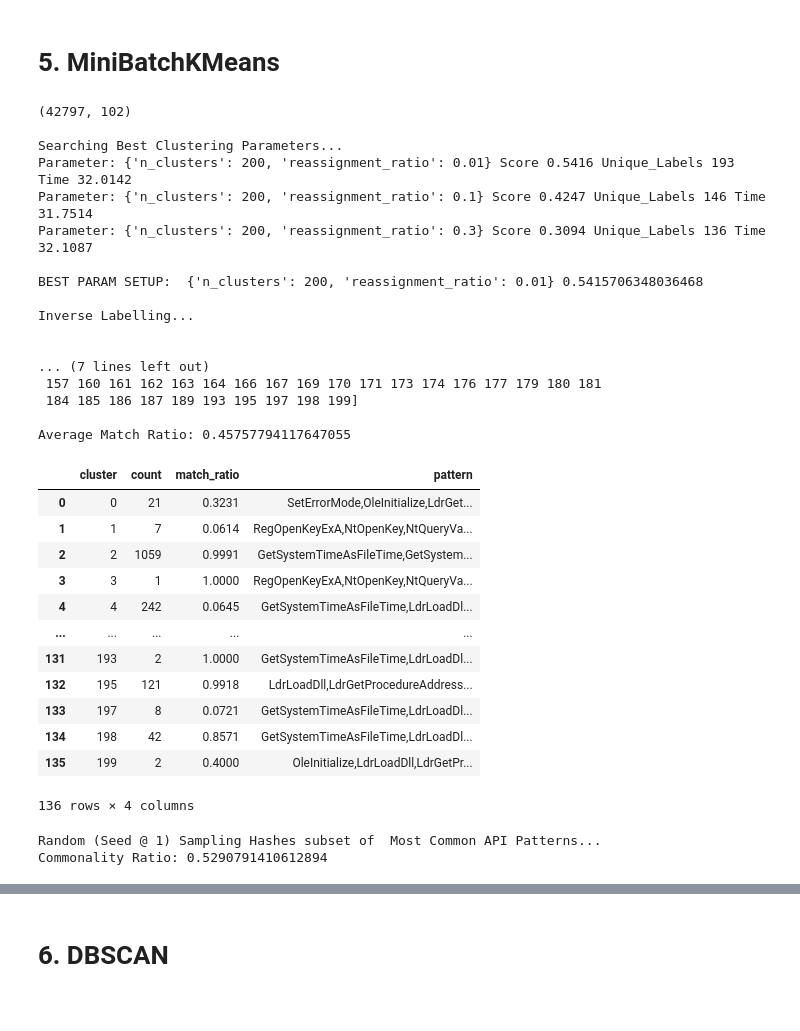
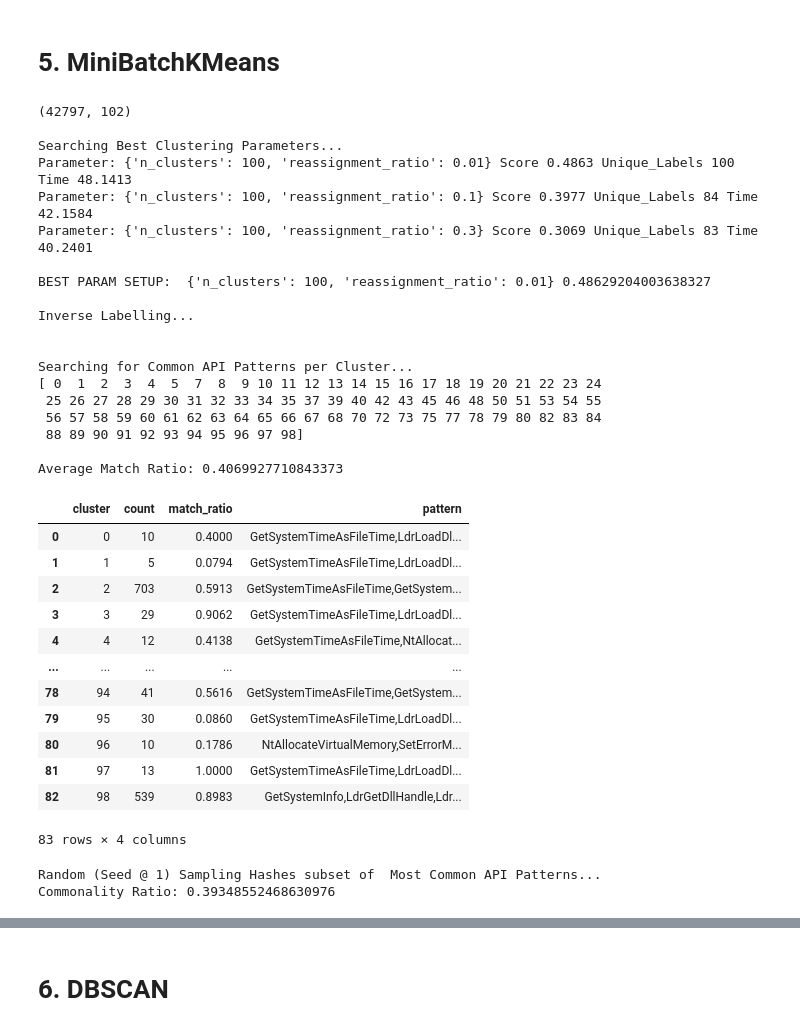
Before and after one commit to jm55/THESIS, a Jupyter notebook: Official Development/Dataset/[OFFICIAL] Clustering_Malicious.ipynb, the cells around one changed output, grey strips where cells are left out. Saved outputs shown, nothing was run; the diff lists cells and outputs as text; code cells hidden in the pictures.

```diff
--- a/Official Development/Dataset/[OFFICIAL] Clustering_Malicious.ipynb
+++ b/Official Development/Dataset/[OFFICIAL] Clustering_Malicious.ipynb
@@ -13,13 +15,10 @@ from sklearn.model_selection import ParameterGrid
 from sklearn import metrics
 import multiprocessing
 import time
-
-def cpu_count():
-    '''Count the numeber of CPU cores available in the system.'''
-    return multiprocessing.cpu_count()
+import os
 
 def list_to_str(ls:list):
-    '''Convert list of string to a single string with comma as a delimiter.'''
+    '''Convert list to a stringified version (comma delimited).'''
     output = ""
     for l in ls:
         output += str(l) + ","
@@ -35,7 +34,7 @@ def load_df():
     return df.reset_index().iloc[:,1:]
 
 def get_x(df:pd.DataFrame):
-    '''Get the feature columns (aka X) of the DataFrame'''
+    '''Get the feature columns of the DataFrame'''
     return df.iloc[:, 1:102-1]
 
 #Load list of API calls
@@ -54,7 +53,7 @@ def inverse_labeller(item):
     '''Low Level. Converts encoded API calls to string API calls'''
     global APIS
     return item.map(lambda x: APIS[int(x)])
-def inverse_label(df):
+def inverse_label(df:pd.DataFrame):
     '''High Level. Converts encoded API calls to string API calls'''
     df2 = df.copy(deep=True)
     print("Inverse Labelling...")
@@ -87,7 +86,7 @@ def search_k(parameters, model, X):
     print("")
     return best_grid, best_clusterer
 
-def clustering(inner_df, name, clusterer, parameters):
+def clustering(inner_df:pd.DataFrame, name:str, clusterer, parameters):
     '''Executes the data clustering on the dataset. Produces the same input dataset with the additional column for the cluster #.'''
     '''The input dataset must contain integer API calls (except the API Call Pattern strings)'''
     X = get_x(inner_df)
@@ -100,7 +99,7 @@ def clustering(inner_df, name, clusterer, parameters):
     print("")
     return bestCluster
 
-def common_api_cluster(inner_df, name, size):
+def common_api_cluster(inner_df:pd.DataFrame, name:str):
     '''Determine the most common API call patterns for each cluster'''
     global df
     inner_df = df
@@ -119,7 +118,7 @@ def common_api_cluster(inner_df, name, size):
     print("Average Match Ratio:", commonAPI['match_ratio'].mean())
     return commonAPI
 
-def get_samplehash_common(inner_df, common_counts, name, size, samplesize):
+def get_samplehash_common(inner_df:pd.DataFrame, common_counts:pd.DataFrame, name:str, samplesize:int):
     '''Get sample hashes from each cluster that matches the common API call pattern of the cluster.'''
     hashes = []
     global seed
@@ -142,7 +141,7 @@ def get_samplehash_common(inner_df, common_counts, name, size, samplesize):
     print("")
     return hashes
 
-def inject_patterns(inner_df, inverse_labelled_df):
+def inject_patterns(inner_df:pd.DataFrame, inverse_labelled_df:pd.DataFrame):
     '''Injects the API call patterns of each sample as its last column'''
     patterns = []
     print("Injecting API patterns...")
@@ -178,11 +194,13 @@ The process as the following:
 
 **Commonality Ratio**: How many of the matching most common API patterns per cluster are there relative to the dataset size. *(Higher is better)*
 # %%
-clusters = [200]    # Place either single or multiple values as long as it is in list format.
+'''UPDATE THESE VALUES AS NEEDED'''
+
+clusters = [100]    # Place either single or multiple values as long as it is in list format.
                     # For multiple values, the program will iterate through every cluster size and will choose the best (usually the biggest value) to be part of the best configuration.
                     # It influences the projected total number of samples to verify/analyze.
 
-samplesize = 5      # Max no. of samples to obtain from a cluster.
+samplesize = 10      # Max no. of samples to obtain from a cluster.
                     # It influences the projected total number of samples to verify/analyze.
 # %% [markdown]
 # 3. K-Means
@@ -191,17 +209,15 @@ df = reserve_df.copy()
 print(df.shape, "\n")
 
 algorithm = ['lloyd', 'elkan']
-clusters = [200] #Let's assume that there are up to 100 clusters that can be derived from the Oliveira dataset. Going beyond that is too much
-samplesize = 5 # Max no. of samples to obtain from a cluster # Max no. of samples to obtain from a cluster
 
 #Search for best clusters size and run clustering
 bestClusterParam = clustering(df, "KMeans", KMeans(n_init='auto', verbose=0, random_state=seed),
                               {'n_clusters': clusters, 'algorithm':algorithm})
 
-commonAPI = common_api_cluster(df, "KMeans", bestClusterParam)
+commonAPI = common_api_cluster(df, "KMeans")
 display(commonAPI)
 
-commonHashes = get_samplehash_common(df, commonAPI, "KMeans", bestClusterParam, samplesize)
+commonHashes = get_samplehash_common(df, commonAPI, "KMeans", samplesize)
 display(commonHashes)
 # %% [output]
 (42797, 102)
@@ -318,51 +338,53 @@ Commonality Ratio: 0.48503399771011985
 # %%
 df = reserve_df.copy()
 print(df.shape, "\n")
 
 reassignment_ratio = [0.01, 0.1, 0.3]
 
 #Search for best clusters size and run clustering
 bestClusterParam = clustering(df, "MiniBatchKMeans",
                               MiniBatchKMeans(verbose=0, random_state=seed, n_init='auto',
-                                              batch_size=cpu_count()*256),
+                                              batch_size=os.cpu_count()*256),
                               {'n_clusters': clusters, 'reassignment_ratio':reassignment_ratio})
 
-commonAPI = common_api_cluster(df, "MiniBatchKMeans", bestClusterParam)
+commonAPI = common_api_cluster(df, "MiniBatchKMeans")
 display(commonAPI)
 
-commonHashes = get_samplehash_common(df, commonAPI, "MiniBatchKMeans", bestClusterParam, samplesize)
+commonHashes = get_samplehash_common(df, commonAPI, "MiniBatchKMeans", samplesize)
 display(commonHashes)
 # %% [output]
 (42797, 102)
 
 Searching Best Clustering Parameters...
-Parameter: {'n_clusters': 200, 'reassignment_ratio': 0.01} Score 0.5416 Unique_Labels 193 Time 32.0142
-Parameter: {'n_clusters': 200, 'reassignment_ratio': 0.1} Score 0.4247 Unique_Labels 146 Time 31.7514
-Parameter: {'n_clusters': 200, 'reassignment_ratio': 0.3} Score 0.3094 Unique_Labels 136 Time 32.1087
+Parameter: {'n_clusters': 100, 'reassignment_ratio': 0.01} Score 0.4863 Unique_Labels 100 Time 48.1413
+Parameter: {'n_clusters': 100, 'reassignment_ratio': 0.1} Score 0.3977 Unique_Labels 84 Time 42.1584
+Parameter: {'n_clusters': 100, 'reassignment_ratio': 0.3} Score 0.3069 Unique_Labels 83 Time 40.2401
 
-BEST PARAM SETUP:  {'n_clusters': 200, 'reassignment_ratio': 0.01} 0.5415706348036468
+BEST PARAM SETUP:  {'n_clusters': 100, 'reassignment_ratio': 0.01} 0.48629204003638327
 
 Inverse Labelling...
 
 
-... (7 lines left out)
- 157 160 161 162 163 164 166 167 169 170 171 173 174 176 177 179 180 181
- 184 185 186 187 189 193 195 197 198 199]
+Searching for Common API Patterns per Cluster...
+[ 0  1  2  3  4  5  7  8  9 10 11 12 13 14 15 16 17 18 19 20 21 22 23 24
+ 25 26 27 28 29 30 31 32 33 34 35 37 39 40 42 43 45 46 48 50 51 53 54 55
+ 56 57 58 59 60 61 62 63 64 65 66 67 68 70 72 73 75 77 78 79 80 82 83 84
+ 88 89 90 91 92 93 94 95 96 97 98]
 
-Average Match Ratio: 0.45757794117647055
+Average Match Ratio: 0.4069927710843373
 |  | cluster | count | match_ratio | pattern |
-| 0 | 0 | 21 | 0.3231 | SetErrorMode,OleInitialize,LdrGet... |
-| 1 | 1 | 7 | 0.0614 | RegOpenKeyExA,NtOpenKey,NtQueryVa... |
-| 2 | 2 | 1059 | 0.9991 | GetSystemTimeAsFileTime,GetSystem... |
-| 3 | 3 | 1 | 1.0000 | RegOpenKeyExA,NtOpenKey,NtQueryVa... |
-| 4 | 4 | 242 | 0.0645 | GetSystemTimeAsFileTime,LdrLoadDl... |
+| 0 | 0 | 10 | 0.4000 | GetSystemTimeAsFileTime,LdrLoadDl... |
+| 1 | 1 | 5 | 0.0794 | GetSystemTimeAsFileTime,LdrLoadDl... |
+| 2 | 2 | 703 | 0.5913 | GetSystemTimeAsFileTime,GetSystem... |
+| 3 | 3 | 29 | 0.9062 | GetSystemTimeAsFileTime,LdrLoadDl... |
+| 4 | 4 | 12 | 0.4138 | GetSystemTimeAsFileTime,NtAllocat... |
 | ... | ... | ... | ... | ... |
-| 131 | 193 | 2 | 1.0000 | GetSystemTimeAsFileTime,LdrLoadDl... |
-| 132 | 195 | 121 | 0.9918 | LdrLoadDll,LdrGetProcedureAddress... |
-| 133 | 197 | 8 | 0.0721 | GetSystemTimeAsFileTime,LdrLoadDl... |
-| 134 | 198 | 42 | 0.8571 | GetSystemTimeAsFileTime,LdrLoadDl... |
-| 135 | 199 | 2 | 0.4000 | OleInitialize,LdrLoadDll,LdrGetPr... |
+| 78 | 94 | 41 | 0.5616 | GetSystemTimeAsFileTime,GetSystem... |
+| 79 | 95 | 30 | 0.0860 | GetSystemTimeAsFileTime,LdrLoadDl... |
+| 80 | 96 | 10 | 0.1786 | NtAllocateVirtualMemory,SetErrorM... |
+| 81 | 97 | 13 | 1.0000 | GetSystemTimeAsFileTime,LdrLoadDl... |
+| 82 | 98 | 539 | 0.8983 | GetSystemInfo,LdrGetDllHandle,Ldr... |
-136 rows × 4 columns
+83 rows × 4 columns
 Random (Seed @ 1) Sampling Hashes subset of  Most Common API Patterns...
-Commonality Ratio: 0.5290791410612894
+Commonality Ratio: 0.39348552468630976
 |  | cluster | hash | Type 1 | Type 2 | Type 3 | pattern |
```
Also changed, not shown: parts of 12 cells of this notebook, 8 other files.
